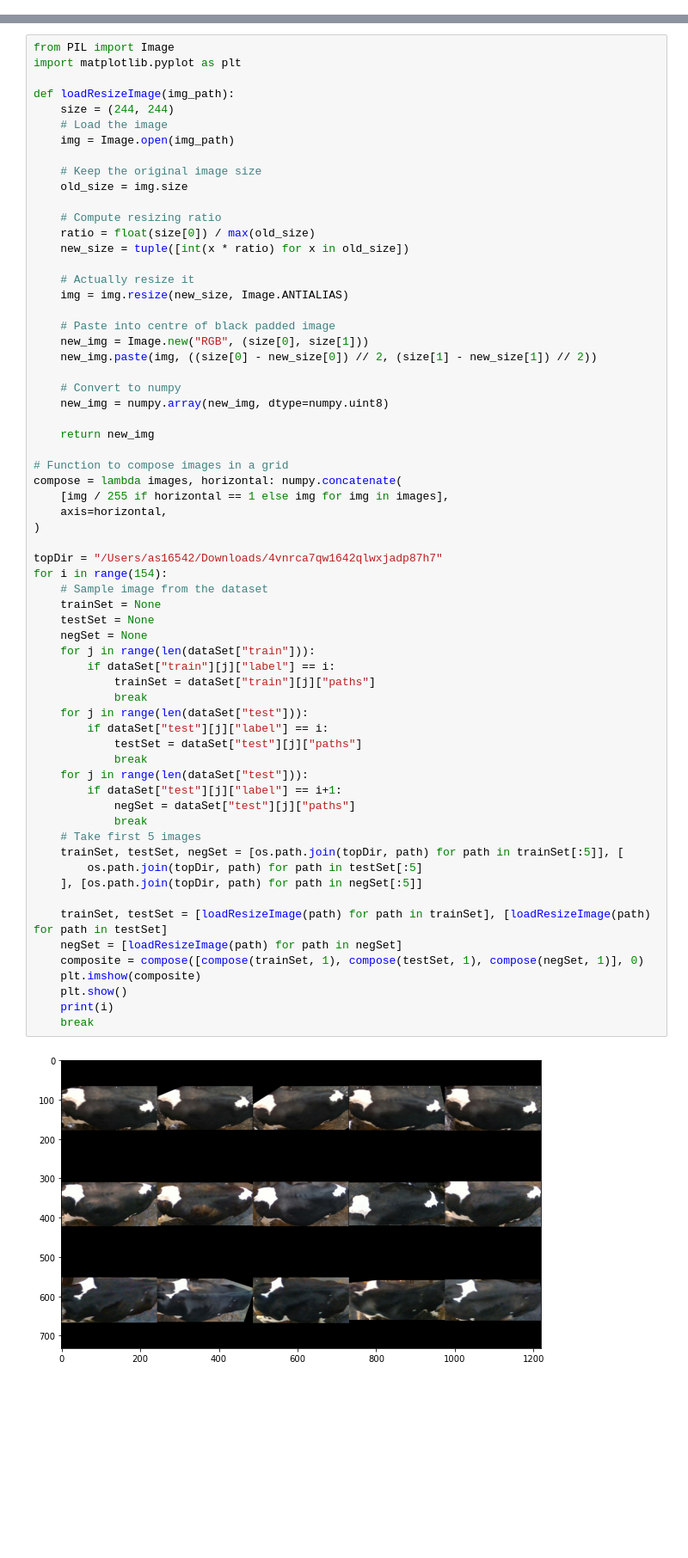
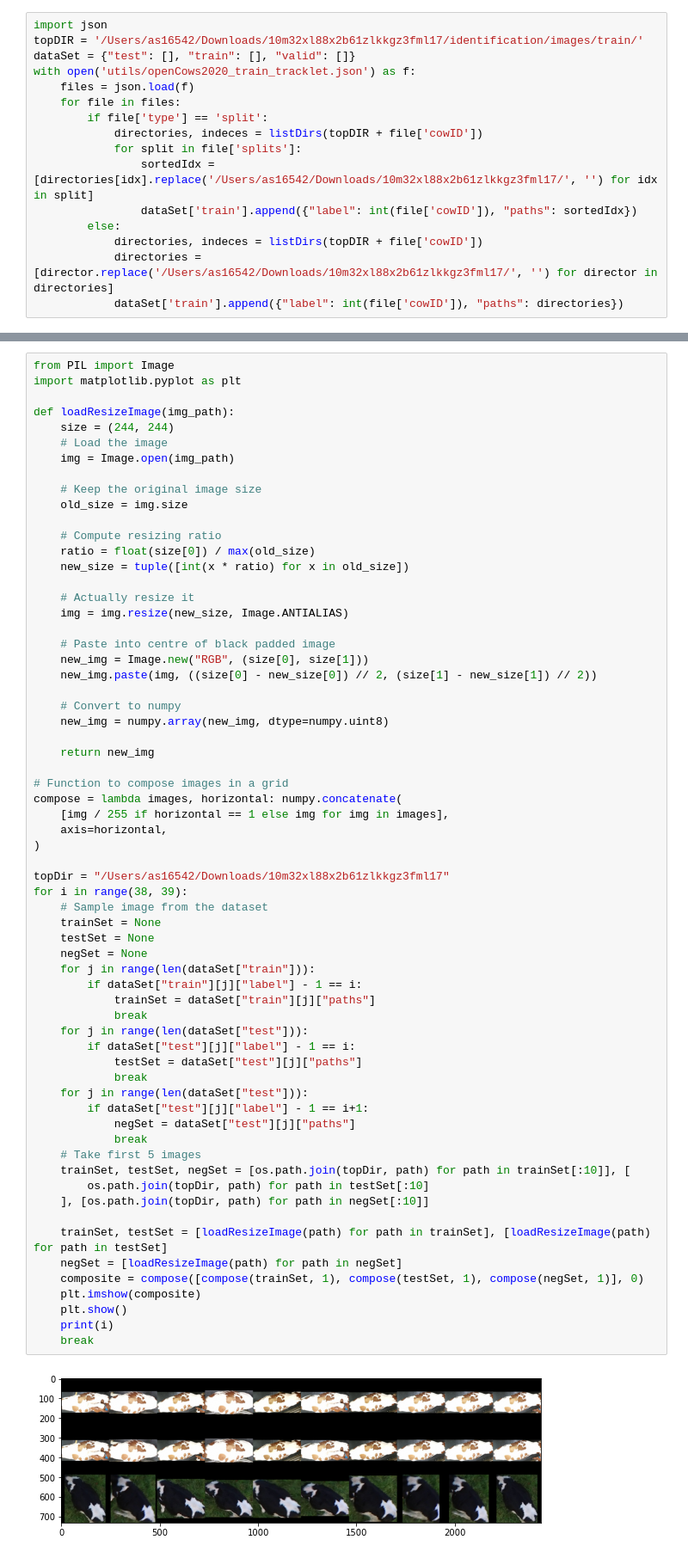
Before and after one commit to Asheeshkrsharma/Identification-OpenCows, a Jupyter notebook: 2021MakeData.ipynb, the cells around one changed output, grey strips where cells are left out. Shown at 86% size. Cells and saved outputs as stored; diff of their text form; blank space fills up the shorter version.

Commit message:
Opencows2020 base tracklets

```diff
--- a/2021MakeData.ipynb
+++ b/2021MakeData.ipynb
@@ -1,3 +84,19 @@
+# %%
+import json
+topDIR = '/Users/as16542/Downloads/10m32xl88x2b61zlkkgz3fml17/identification/images/train/'
+dataSet = {"test": [], "train": [], "valid": []}
+with open('utils/openCows2020_train_tracklet.json') as f:
+    files = json.load(f)
+    for file in files:
+        if file['type'] == 'split':
+            directories, indeces = listDirs(topDIR + file['cowID'])
+            for split in file['splits']:
+                sortedIdx = [directories[idx].replace('/Users/as16542/Downloads/10m32xl88x2b61zlkkgz3fml17/', '') for idx in split]
+                dataSet['train'].append({"label": int(file['cowID']), "paths": sortedIdx})
+        else:
+            directories, indeces = listDirs(topDIR + file['cowID'])
+            directories = [director.replace('/Users/as16542/Downloads/10m32xl88x2b61zlkkgz3fml17/', '') for director in directories]
+            dataSet['train'].append({"label": int(file['cowID']), "paths": directories})
 # %%
 import csv
 import os
@@ -95,39 +194,39 @@ def loadResizeImage(img_path):
 
 # Function to compose images in a grid
 compose = lambda images, horizontal: numpy.concatenate(
     [img / 255 if horizontal == 1 else img for img in images],
     axis=horizontal,
 )
 
-topDir = "/Users/as16542/Downloads/4vnrca7qw1642qlwxjadp87h7"
-for i in range(154):
+topDir = "/Users/as16542/Downloads/10m32xl88x2b61zlkkgz3fml17"
+for i in range(38, 39):
     # Sample image from the dataset
     trainSet = None
     testSet = None
     negSet = None
     for j in range(len(dataSet["train"])):
-        if dataSet["train"][j]["label"] == i:
+        if dataSet["train"][j]["label"] - 1 == i:
             trainSet = dataSet["train"][j]["paths"]
             break
     for j in range(len(dataSet["test"])):
-        if dataSet["test"][j]["label"] == i:
+        if dataSet["test"][j]["label"] - 1 == i:
             testSet = dataSet["test"][j]["paths"]
             break
     for j in range(len(dataSet["test"])):
-        if dataSet["test"][j]["label"] == i+1:
+        if dataSet["test"][j]["label"] - 1 == i+1:
             negSet = dataSet["test"][j]["paths"]
             break
     # Take first 5 images
-    trainSet, testSet, negSet = [os.path.join(topDir, path) for path in trainSet[:5]], [
-        os.path.join(topDir, path) for path in testSet[:5]
-    ], [os.path.join(topDir, path) for path in negSet[:5]]
+    trainSet, testSet, negSet = [os.path.join(topDir, path) for path in trainSet[:10]], [
+        os.path.join(topDir, path) for path in testSet[:10]
+    ], [os.path.join(topDir, path) for path in negSet[:10]]
 
     trainSet, testSet = [loadResizeImage(path) for path in trainSet], [loadResizeImage(path) for path in testSet]
     negSet = [loadResizeImage(path) for path in negSet]
     composite = compose([compose(trainSet, 1), compose(testSet, 1), compose(negSet, 1)], 0)
     plt.imshow(composite)
     plt.show()
     print(i)
     break
 # %% [output]
-[figure, old version]
+[figure, new version]
```
Also changed, not shown: parts of 5 cells of this notebook, 3 other files.
